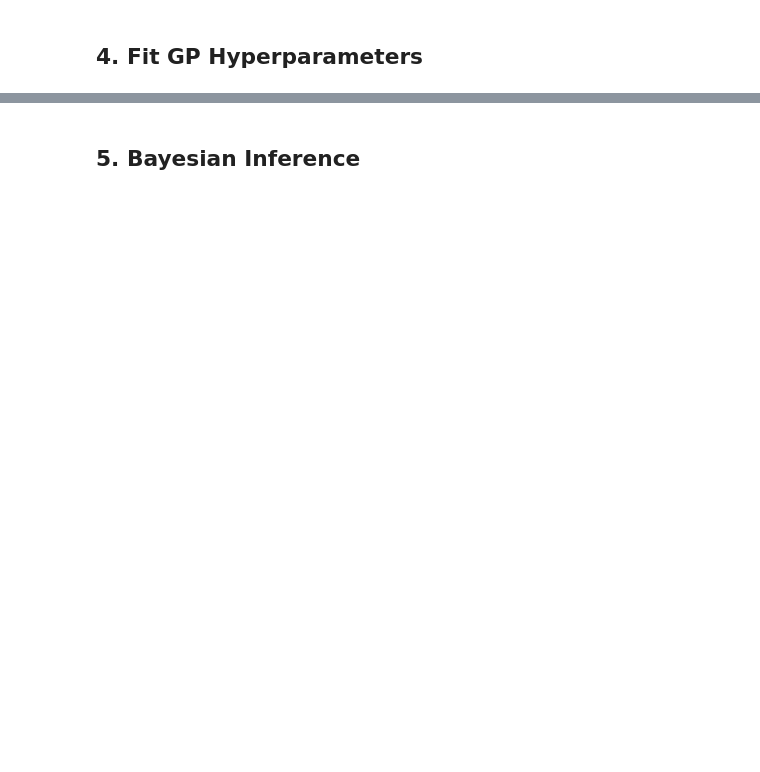
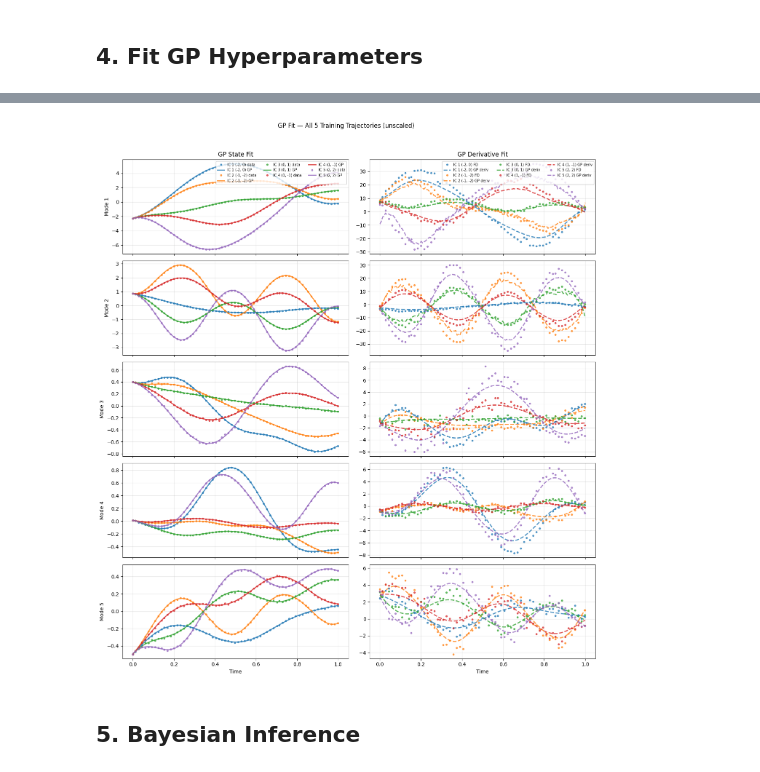
Before and after one commit to Anthony50102/probabilistic_rom_inference, a Jupyter notebook: experiments/heat/02_full_bayesian.ipynb, the cells around one changed output, grey strips where cells are left out. Cells and saved outputs as stored; diff of their text form; code cells hidden in the pictures; blank space fills up the shorter version.

```diff
--- a/experiments/heat/02_full_bayesian.ipynb
+++ b/experiments/heat/02_full_bayesian.ipynb
@@ -162,3 +324,24 @@ Ls, Vs, Ns, gp_models = fit_gp_hyperparameters_mle(
+# %%
+# Visualize GP fit quality for ALL training trajectories
+fig, axes = plot_gp_fit(
+    gp_models=gp_models,
+    snapshots_compressed=all_snapshots_comp[0],
+    time_sampled=time_sampled,
+    time_eval=time_domain_eval_training,
+    lengthscales=Ls,
+    variances=Vs,
+    plot_derivatives=True,
+    # Multi-trajectory overlay
+    all_snapshots_compressed=all_snapshots_comp,
+    all_gp_models=all_gp_models,
+    all_lengthscales=all_Ls,
+    all_variances=all_Vs,
+    trajectory_labels=[f"IC {i+1} {train_params[i]}" for i in range(NUM_TRAIN_ICS)],
+)
+plt.suptitle(f"GP Fit — All {NUM_TRAIN_ICS} Training Trajectories ({'scaled' if USE_SCALED_DATA else 'unscaled'})", y=1.02)
+plt.show()
+# %% [output]
+[figure, added]
 # %% [markdown]
 ## 5. Bayesian Inference
 # %%
```
Also changed, not shown: parts of 29 cells of this notebook, 4 other files.
